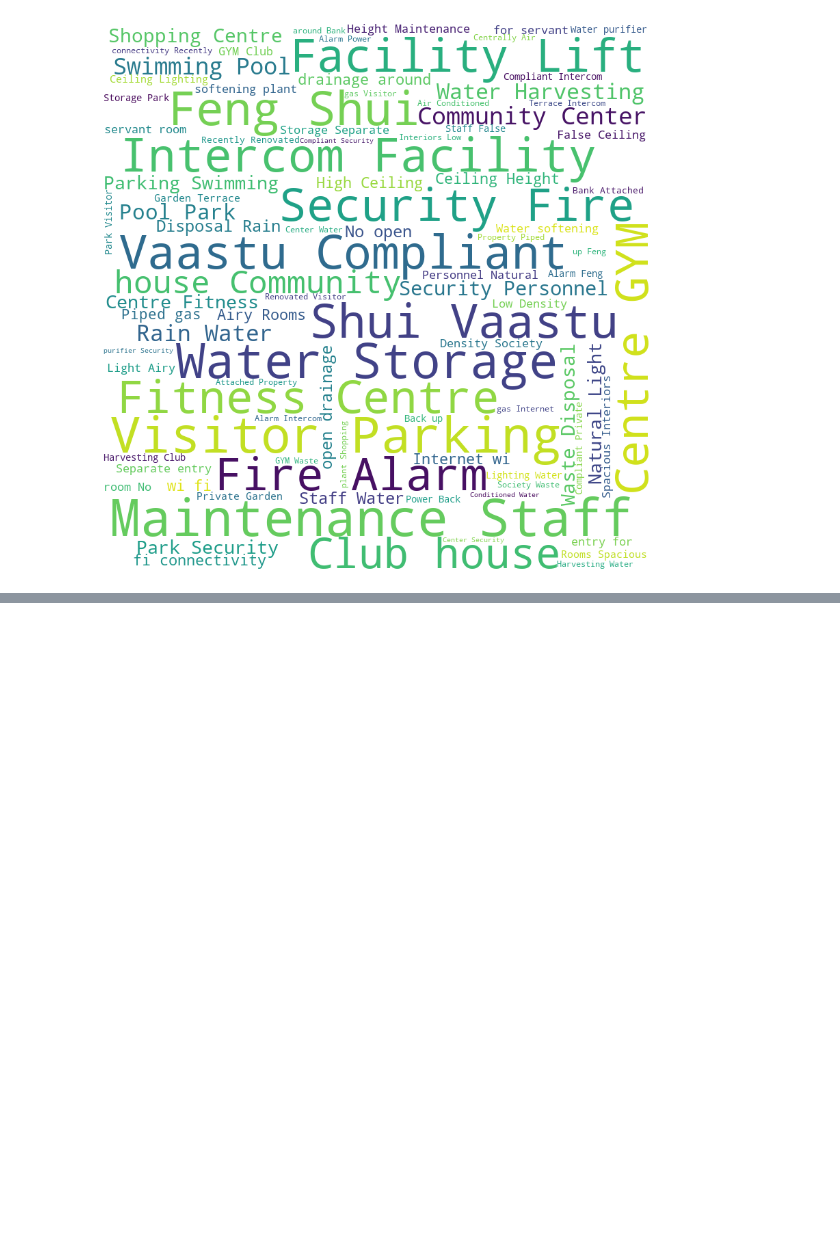
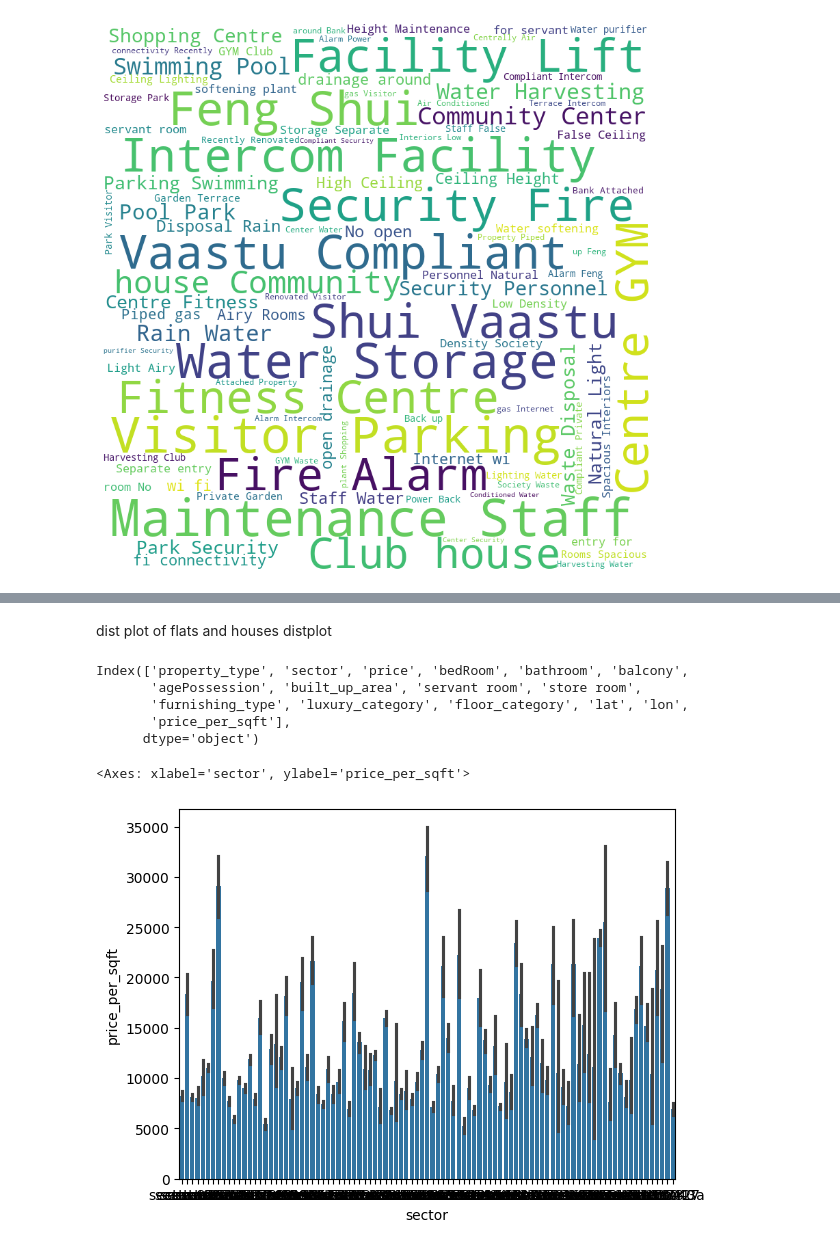
Before and after one commit to akshaypratap008/Real-Estate-Project, a Jupyter notebook: notebooks/analytics-module/1_analytics.ipynb, the cells around one changed output, grey strips where cells are left out. Cells and saved outputs as stored; diff of their text form; code cells hidden in the pictures; blank space fills up the shorter version.

```diff
--- a/notebooks/analytics-module/1_analytics.ipynb
+++ b/notebooks/analytics-module/1_analytics.ipynb
@@ -125,0 +147,2 @@ pickle.dump(feature_text, open(r'C:\Users\apaks\Desktop\Real Estate Project\arti
+# %% [markdown]
+dist plot of flats and houses distplot
@@ -125,0 +158,15 @@ pickle.dump(feature_text, open(r'C:\Users\apaks\Desktop\Real Estate Project\arti
+# %%
+df['price_per_sqft']
+# %% [output]
+Index(['property_type', 'sector', 'price', 'bedRoom', 'bathroom', 'balcony',
+       'agePossession', 'built_up_area', 'servant room', 'store room',
+       'furnishing_type', 'luxury_category', 'floor_category', 'lat', 'lon',
+       'price_per_sqft'],
+      dtype='object')
+# %%
+import seaborn as sns
+
+sns.barplot(data= df, x= 'sector', y = 'price_per_sqft')
+# %% [output]
+<Axes: xlabel='sector', ylabel='price_per_sqft'>
+[figure, added]
```
Also changed, not shown: parts of 12 cells of this notebook, 1 other file.
